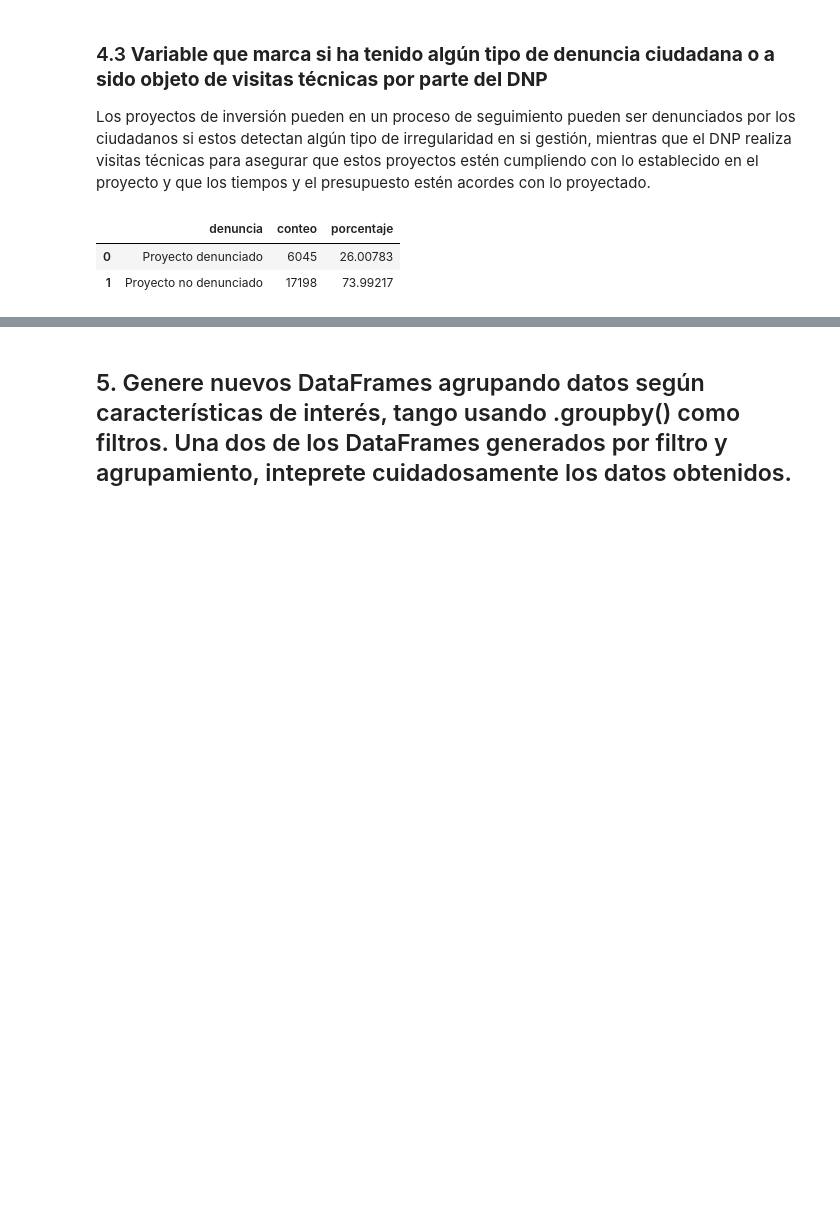
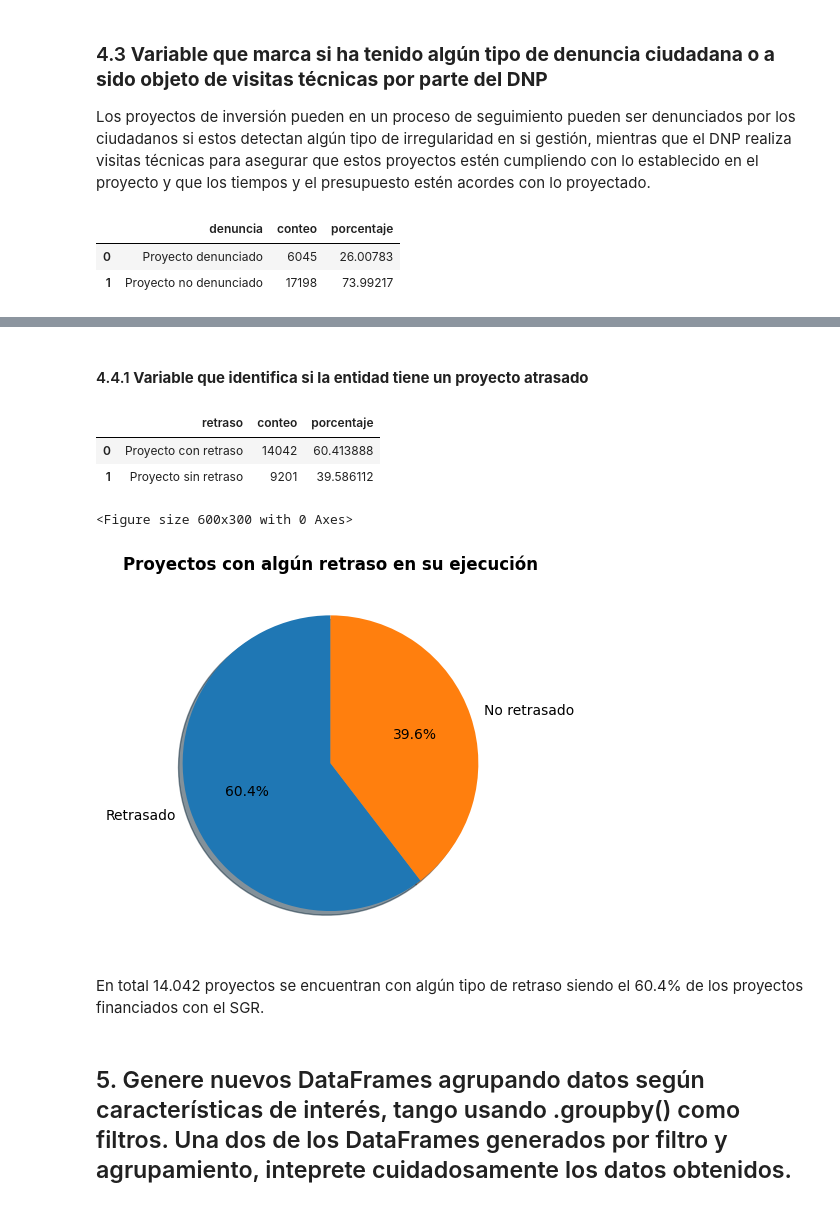
Before and after one commit to caavila96/gesproy23, a Jupyter notebook: Analisis_Gesproy.ipynb, the cells around one changed output, grey strips where cells are left out. Cells and saved outputs as stored; diff of their text form; code cells hidden in the pictures; blank space fills up the shorter version.

```diff
--- a/Analisis_Gesproy.ipynb
+++ b/Analisis_Gesproy.ipynb
@@ -783,3 +780,30 @@ list(range(len(min(strs,key=len)))
+# %% [markdown]
+#### 4.4.1 **Variable que identifica si la entidad tiene un proyecto atrasado**
+# %%
+gesp_5['retraso'] = np.where((gesp_5["meses_retraso"]>0) , "Proyecto con retraso", "Proyecto sin retraso")
+# %%
+pie3 = gesp_5.groupby('retraso').agg({'retraso':'count'})
+pie3 = pie3.rename(columns={"retraso": "conteo"})
+pie3['porcentaje'] = pie3['conteo']/sum(pie3['conteo'])*100
+pie3 = pie3.reset_index(drop = False)
+pie3
+# %% [output]
+|  | retraso | conteo | porcentaje |
+| 0 | Proyecto con retraso | 14042 | 60.413888 |
+| 1 | Proyecto sin retraso | 9201 | 39.586112 |
+# %%
+plt.figure(figsize=(6, 3))
+plt.subplots()
+plt.pie(pie3['porcentaje'],labels = ("Retrasado", "No retrasado"), autopct='%1.1f%%',
+        shadow=True, startangle=90)
+plt.title("Proyectos con algún retraso en su ejecución", fontweight="bold")
+
+plt.show()
+# %% [output]
+<Figure size 600x300 with 0 Axes>
+[figure, added]
+# %% [markdown]
+En total 14.042 proyectos se encuentran con algún tipo de retraso siendo el 60.4% de los proyectos financiados con el SGR.
 # %% [markdown]
 ## 5. Genere nuevos DataFrames agrupando datos según características de interés, tango usando .groupby() como filtros. Una dos de los DataFrames generados por filtro y agrupamiento, inteprete cuidadosamente los datos obtenidos.
 # %% [markdown]
```
Also changed, not shown: parts of 16 cells of this notebook.
